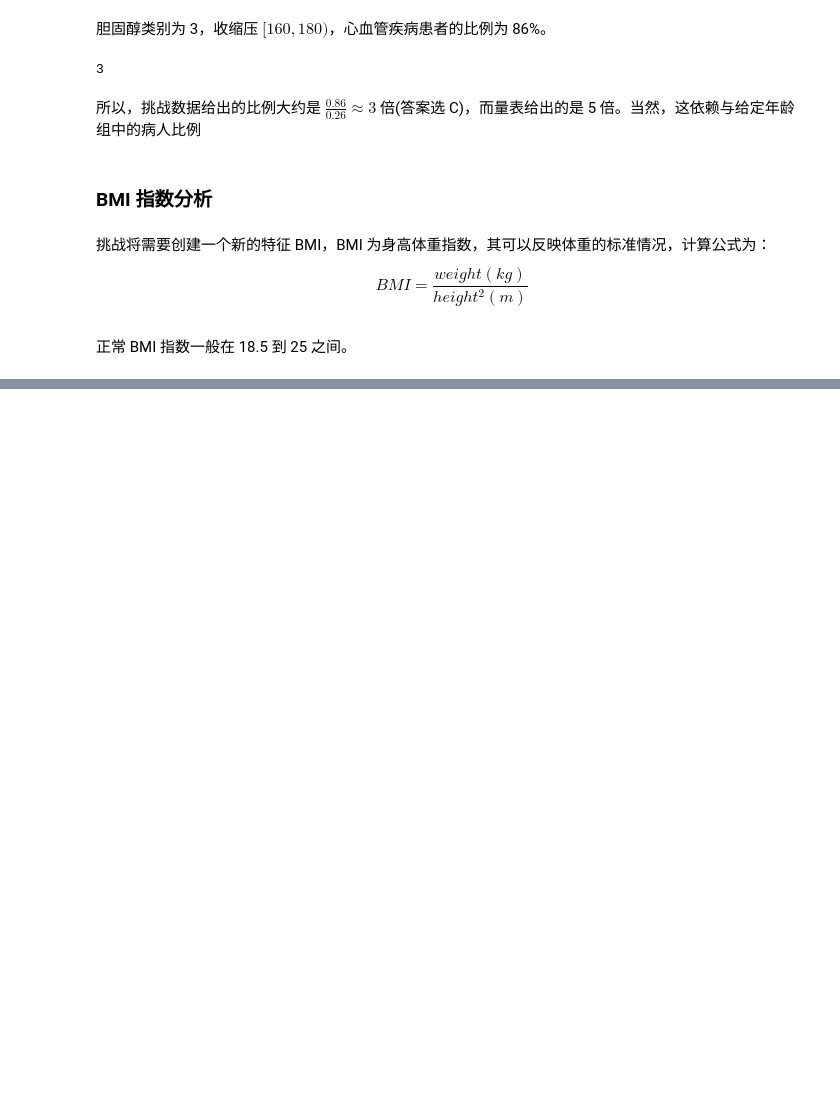
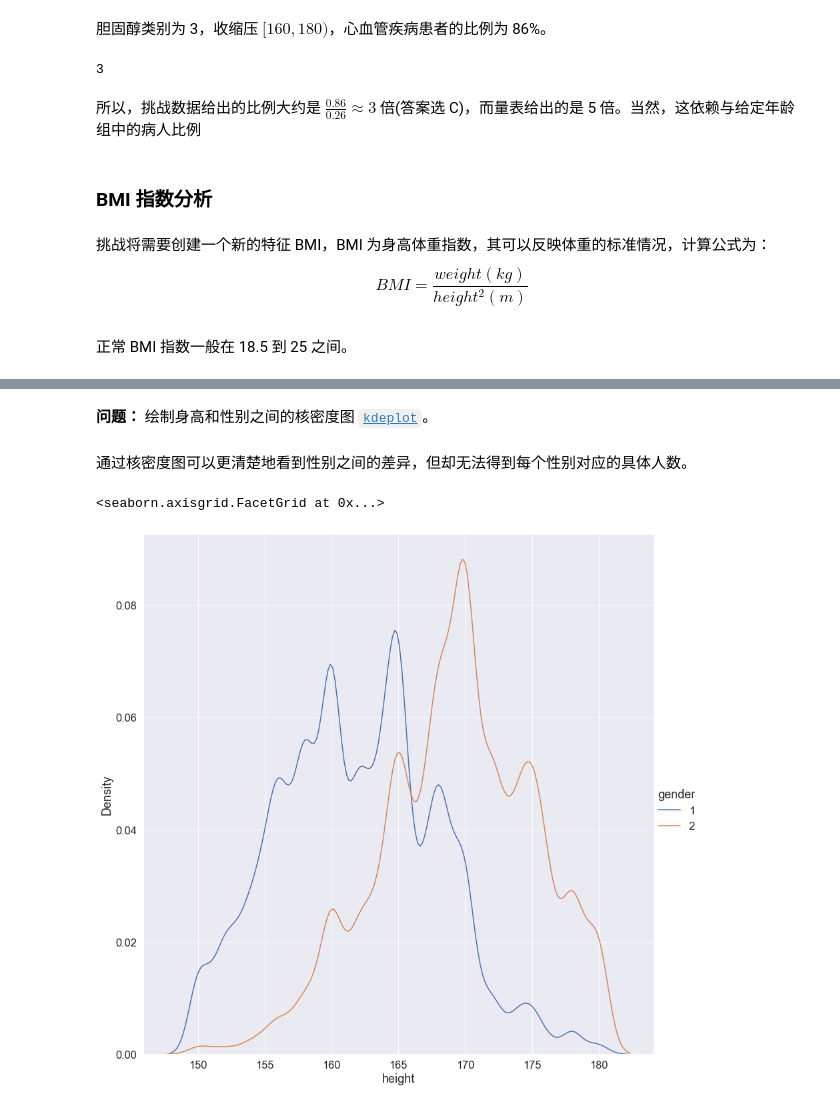
Before and after one commit to KingsleyCheng2021/Python, a Jupyter notebook: ML基础课/心血管疾病数据探索分析.ipynb, the cells around one changed output, grey strips where cells are left out. Drawn from its saved outputs; the diff is of its cells as text; code cells hidden in the pictures; blank space fills up the shorter version.

```diff
--- a/ML基础课/心血管疾病数据探索分析.ipynb
+++ b/ML基础课/心血管疾病数据探索分析.ipynb
@@ -214,0 +319,9 @@ $$BMI = \frac{weight (kg)}{height^2 (m)}$$
+# %% [markdown]
+**问题：** 绘制身高和性别之间的核密度图 [`kdeplot`](https://seaborn.pydata.org/generated/seaborn.kdeplot.html)。
+# %% [markdown]
+通过核密度图可以更清楚地看到性别之间的差异，但却无法得到每个性别对应的具体人数。
+# %%
+sns.FacetGrid(df, hue='gender', height=12).map(sns.kdeplot, 'height').add_legend()
+# %% [output]
+<seaborn.axisgrid.FacetGrid at 0x...>
+[figure, added]
```
Also changed, not shown: parts of 39 cells of this notebook, 7 other files.
